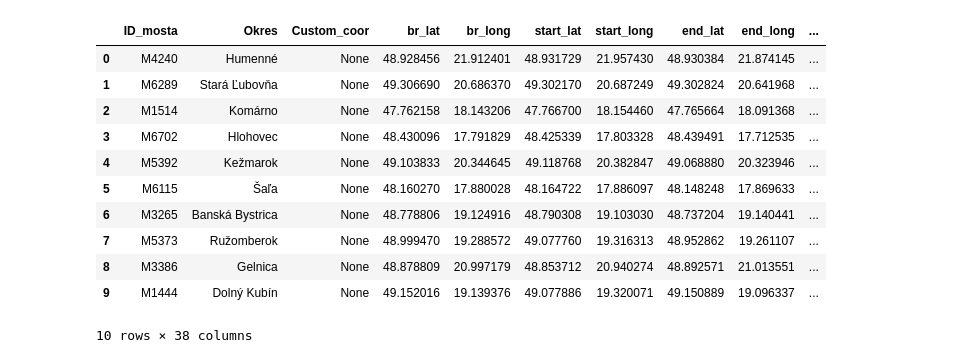
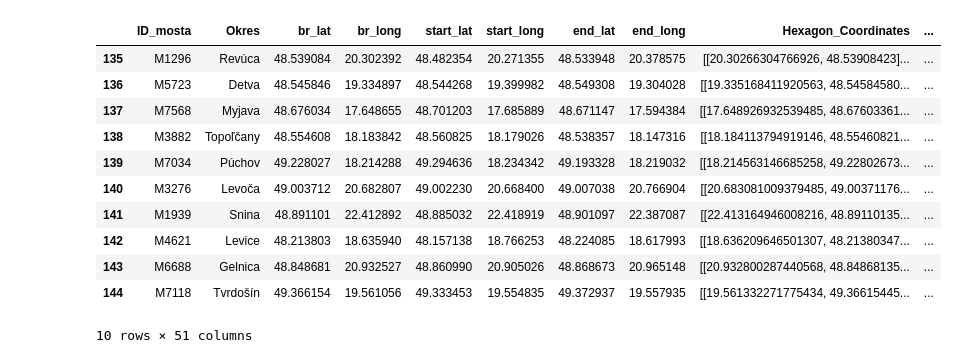
Before and after one commit to Medvedku/Bridges, a Jupyter notebook: Trasový_vplyv/03_maps.ipynb, the cells around one changed output. Cells and saved outputs as stored; diff of their text form; code cells hidden in the pictures.

```diff
--- a/Trasový_vplyv/03_maps.ipynb
+++ b/Trasový_vplyv/03_maps.ipynb
@@ -6,7 +6,8 @@
 import pandas as pd
 
 # Specify the path to your pickle file
-pickle_filename = 'df_routes.pkl'
+# pickle_filename = 'df_routes.pkl'
+pickle_filename = 'df_routes_publish.pkl'
 
 df_routes = pd.read_pickle(pickle_filename)
 # %%
@@ -38,8 +43,8 @@ df_routes['dist_rank'] = scaler.fit_transform(
 
 df_routes['rank'] = df_routes[['time_rank', 'dist_rank']].mean(axis=1)
 # %%
-df_routes = df_routes.sort_values(by='rank', ascending=False)
-# Reset the index to rank the rows by order
-df_routes = df_routes.reset_index(drop=True)
-# Rewrite the "rank" column with the ranking order
-df_routes['rank'] = df_routes.index + 1
+# df_routes = df_routes.sort_values(by='rank', ascending=False)
+# # Reset the index to rank the rows by order
+# df_routes = df_routes.reset_index(drop=True)
+# # Rewrite the "rank" column with the ranking order
+# df_routes['rank'] = df_routes.index + 1
@@ -61,15 +51,15 @@ Name: rank, Length: 148, dtype: int64
 # %%
-df_routes.head(10)
+df_routes.tail(10)
 # %% [output]
-|  | ID_mosta | Okres | Custom_coor | br_lat | br_long | start_lat | start_long | end_lat | end_long | ... |
-| 0 | M4240 | Humenné | None | 48.928456 | 21.912401 | 48.931729 | 21.957430 | 48.930384 | 21.874145 | ... |
-| 1 | M6289 | Stará Ľubovňa | None | 49.306690 | 20.686370 | 49.302170 | 20.687249 | 49.302824 | 20.641968 | ... |
-| 2 | M1514 | Komárno | None | 47.762158 | 18.143206 | 47.766700 | 18.154460 | 47.765664 | 18.091368 | ... |
-| 3 | M6702 | Hlohovec | None | 48.430096 | 17.791829 | 48.425339 | 17.803328 | 48.439491 | 17.712535 | ... |
-| 4 | M5392 | Kežmarok | None | 49.103833 | 20.344645 | 49.118768 | 20.382847 | 49.068880 | 20.323946 | ... |
-| 5 | M6115 | Šaľa | None | 48.160270 | 17.880028 | 48.164722 | 17.886097 | 48.148248 | 17.869633 | ... |
-| 6 | M3265 | Banská Bystrica | None | 48.778806 | 19.124916 | 48.790308 | 19.103030 | 48.737204 | 19.140441 | ... |
-| 7 | M5373 | Ružomberok | None | 48.999470 | 19.288572 | 49.077760 | 19.316313 | 48.952862 | 19.261107 | ... |
-| 8 | M3386 | Gelnica | None | 48.878809 | 20.997179 | 48.853712 | 20.940274 | 48.892571 | 21.013551 | ... |
-| 9 | M1444 | Dolný Kubín | None | 49.152016 | 19.139376 | 49.077886 | 19.320071 | 49.150889 | 19.096337 | ... |
+|  | ID_mosta | Okres | br_lat | br_long | start_lat | start_long | end_lat | end_long | Hexagon_Coordinates | ... |
+| 135 | M1296 | Revúca | 48.539084 | 20.302392 | 48.482354 | 20.271355 | 48.533948 | 20.378575 | [[20.30266304766926, 48.53908423]... | ... |
+| 136 | M5723 | Detva | 48.545846 | 19.334897 | 48.544268 | 19.399982 | 48.549308 | 19.304028 | [[19.335168411920563, 48.54584580... | ... |
+| 137 | M7568 | Myjava | 48.676034 | 17.648655 | 48.701203 | 17.685889 | 48.671147 | 17.594384 | [[17.648926932539485, 48.67603361... | ... |
+| 138 | M3882 | Topoľčany | 48.554608 | 18.183842 | 48.560825 | 18.179026 | 48.538357 | 18.147316 | [[18.184113794919146, 48.55460821... | ... |
+| 139 | M7034 | Púchov | 49.228027 | 18.214288 | 49.294636 | 18.234342 | 49.193328 | 18.219032 | [[18.214563146685258, 49.22802673... | ... |
+| 140 | M3276 | Levoča | 49.003712 | 20.682807 | 49.002230 | 20.668400 | 49.007038 | 20.766904 | [[20.683081009379485, 49.00371176... | ... |
+| 141 | M1939 | Snina | 48.891101 | 22.412892 | 48.885032 | 22.418919 | 48.901097 | 22.387087 | [[22.413164946008216, 48.89110135... | ... |
+| 142 | M4621 | Levice | 48.213803 | 18.635940 | 48.157138 | 18.766253 | 48.224085 | 18.617993 | [[18.636209646501307, 48.21380347... | ... |
+| 143 | M6688 | Gelnica | 48.848681 | 20.932527 | 48.860990 | 20.905026 | 48.868673 | 20.965148 | [[20.932800287440568, 48.84868135... | ... |
+| 144 | M7118 | Tvrdošín | 49.366154 | 19.561056 | 49.333453 | 19.554835 | 49.372937 | 19.557935 | [[19.561332271775434, 49.36615445... | ... |
-10 rows × 38 columns
+10 rows × 51 columns
```
Also changed, not shown: parts of 8 cells of this notebook, 8 other files.
